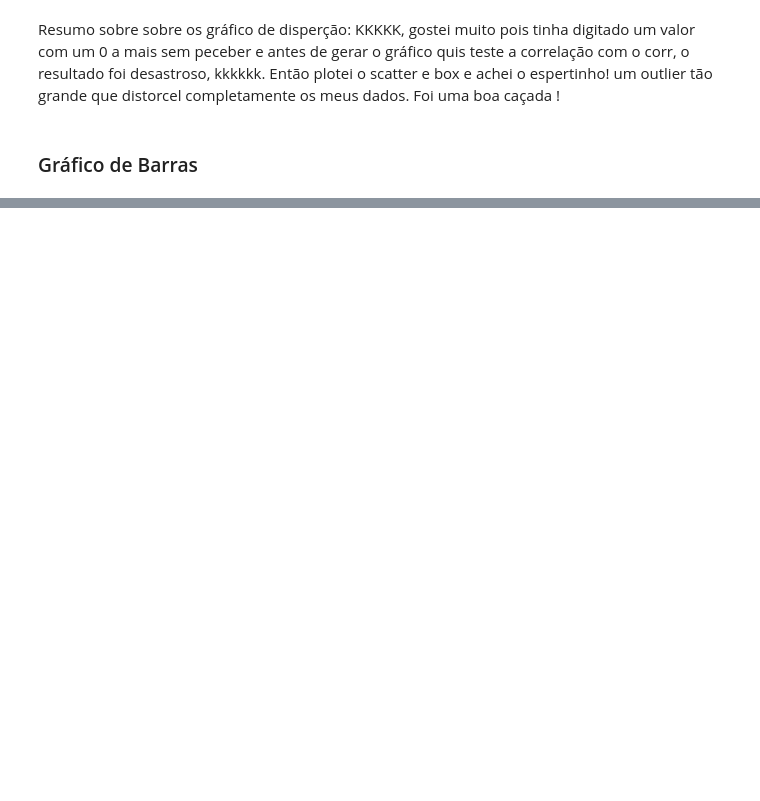
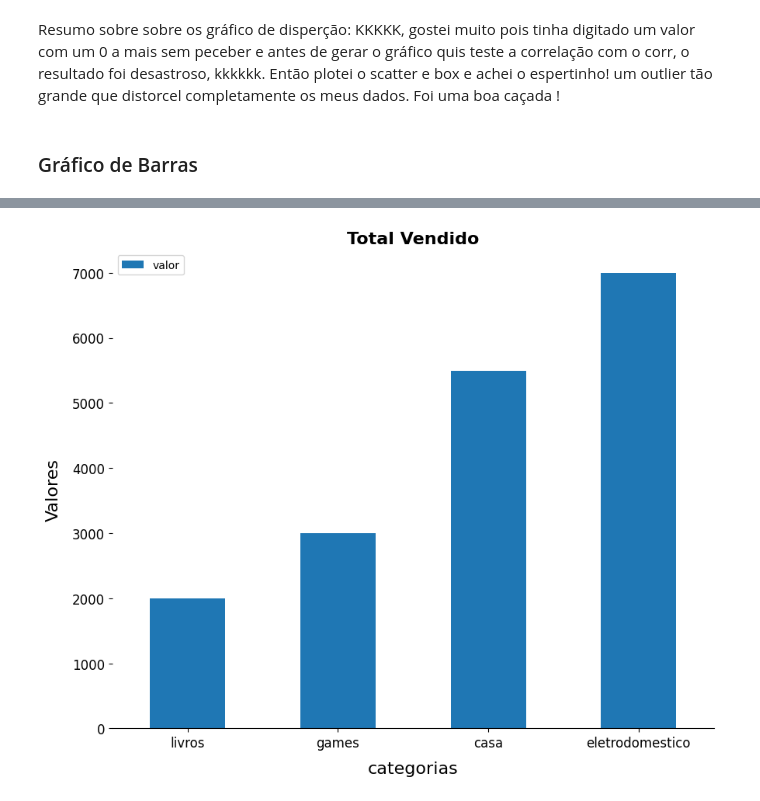
Before and after one commit to Carlos-Eduardo-Ribeiro/Aprimorando_Analise_de_Dados_Python, a Jupyter notebook: pandas/aulas/estatistica/estatistica.ipynb, the cells around one changed output, grey strips where cells are left out. Cells and saved outputs as stored; diff of their text form; code cells hidden in the pictures; blank space fills up the shorter version.

```diff
--- a/pandas/aulas/estatistica/estatistica.ipynb
+++ b/pandas/aulas/estatistica/estatistica.ipynb
@@ -269,0 +301,9 @@ Resumo sobre sobre os gráfico de disperção: KKKKK, gostei muito pois tinha di
+# %%
+# Para mais personalização de tamanhos e fontes, faço a atribuição inicial do gráfico e manipulo separadamente as formatações
+visual_vendas = df_vendas.sort_values("valor").plot.bar(x= "categoria", y= "valor", rot= 0, figsize= (10,8), fontsize= 12)
+visual_vendas.set_xlabel("categorias", fontsize= 16, labelpad=10)
+visual_vendas.set_ylabel("Valores", fontsize= 16, labelpad=10)
+visual_vendas.set_title("Total Vendido", fontsize= 16, fontweight= "bold", loc="center")
+visual_vendas.spines[['top', 'left', 'right']].set_visible(False)
+# %% [output]
+[figure, added]
```
Also changed, not shown: parts of 17 cells of this notebook, 4 other files.
